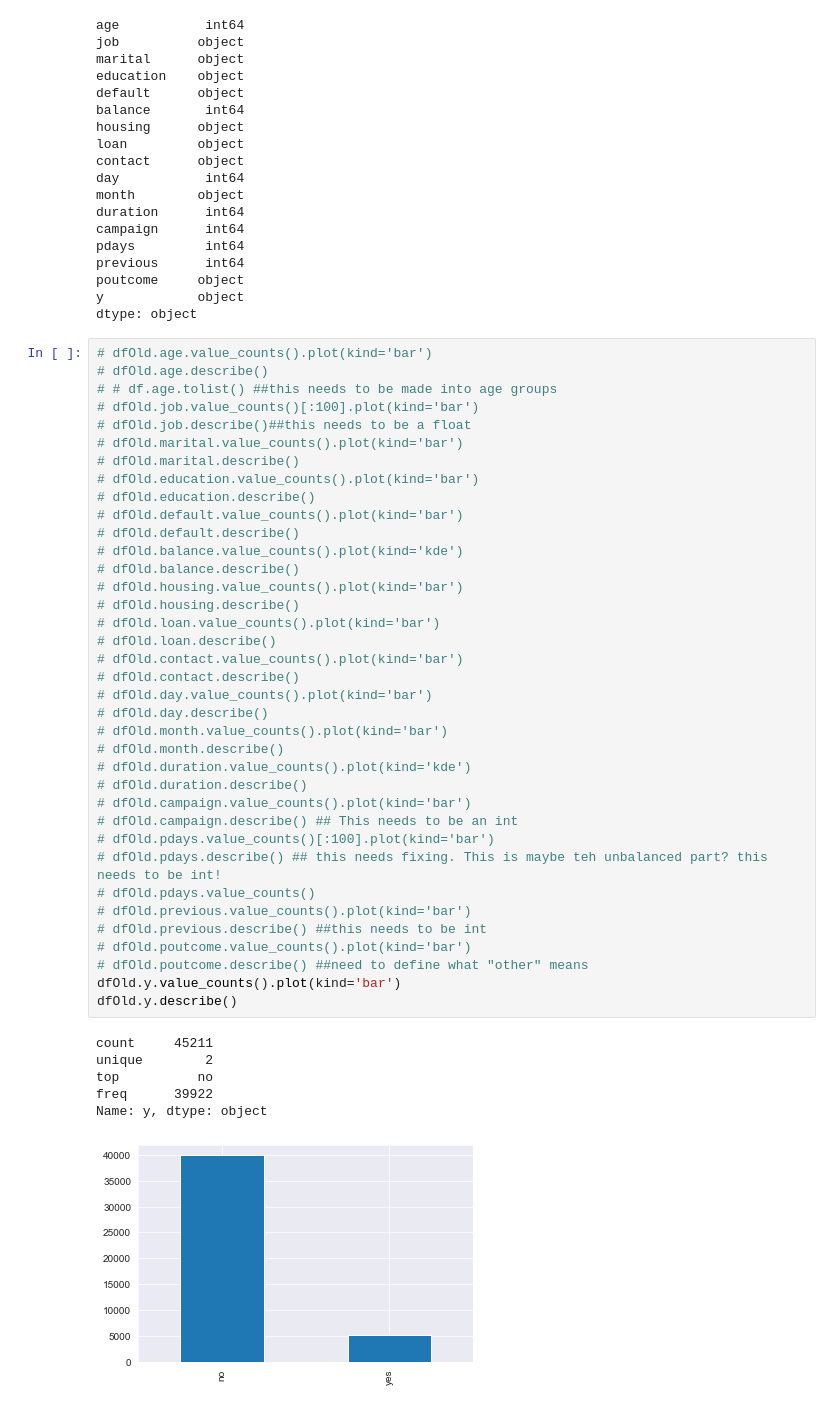
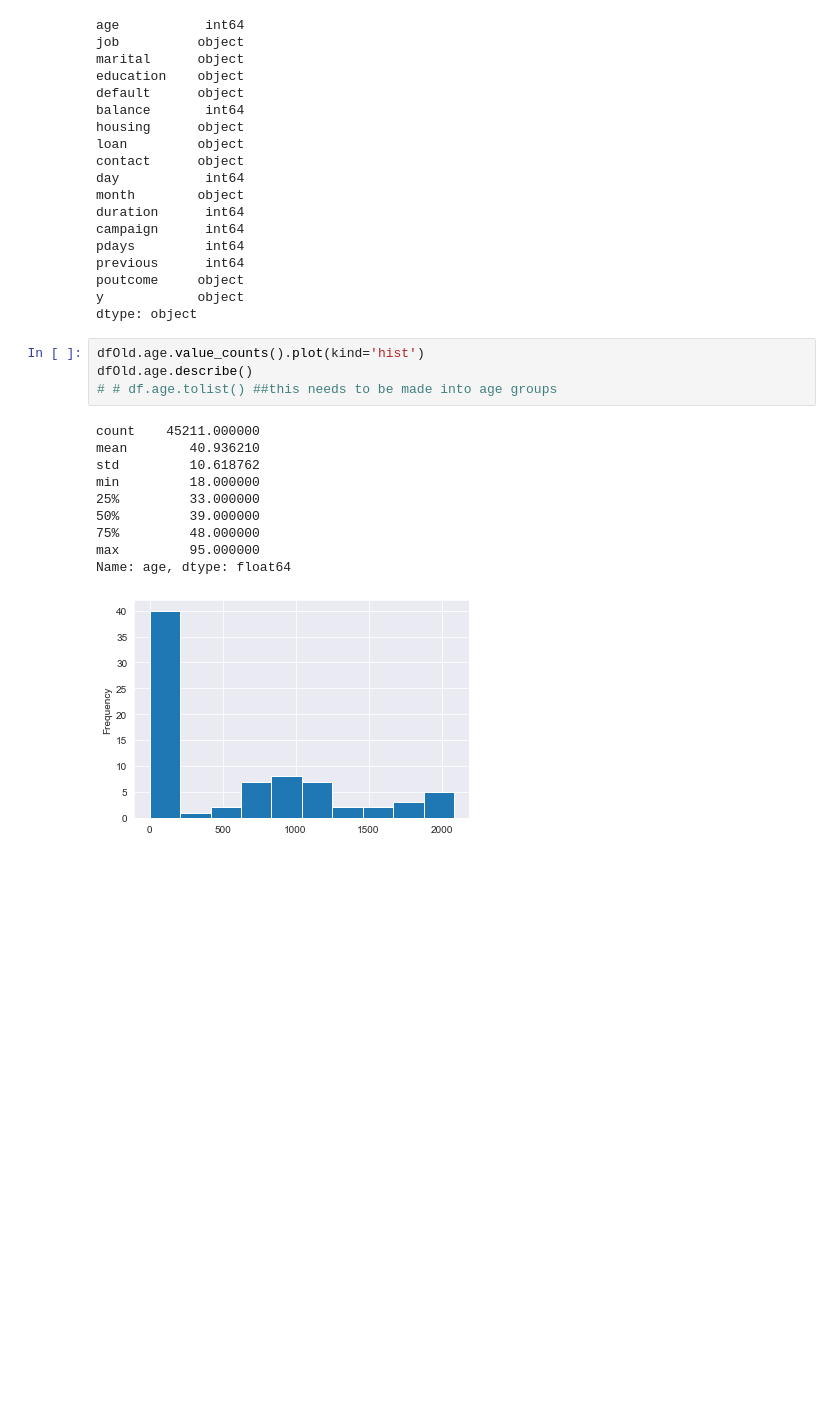
Before and after one commit to mnikolop/case1-bank, a Jupyter notebook: dataInvestigation.ipynb, the cells around one changed output. Saved outputs shown, nothing was run; the diff lists cells and outputs as text; blank space fills up the shorter version.

```diff
--- a/dataInvestigation.ipynb
+++ b/dataInvestigation.ipynb
@@ -39,47 +39,18 @@ previous      int64
 poutcome     object
 y            object
 dtype: object
-# %%
-# dfOld.age.value_counts().plot(kind='bar')
-# dfOld.age.describe()
-# # df.age.tolist() ##this needs to be made into age groups
-# dfOld.job.value_counts()[:100].plot(kind='bar')
-# dfOld.job.describe()##this needs to be a float
-# dfOld.marital.value_counts().plot(kind='bar')
-# dfOld.marital.describe()
-# dfOld.education.value_counts().plot(kind='bar')
-# dfOld.education.describe()
-# dfOld.default.value_counts().plot(kind='bar')
-# dfOld.default.describe()
-# dfOld.balance.value_counts().plot(kind='kde')
-# dfOld.balance.describe()
-# dfOld.housing.value_counts().plot(kind='bar')
-# dfOld.housing.describe()
-# dfOld.loan.value_counts().plot(kind='bar')
-# dfOld.loan.describe()
-# dfOld.contact.value_counts().plot(kind='bar')
-# dfOld.contact.describe()
-# dfOld.day.value_counts().plot(kind='bar')
-# dfOld.day.describe()
-# dfOld.month.value_counts().plot(kind='bar')
-# dfOld.month.describe()
-# dfOld.duration.value_counts().plot(kind='kde')
-# dfOld.duration.describe()
-# dfOld.campaign.value_counts().plot(kind='bar')
-# dfOld.campaign.describe() ## This needs to be an int
-# dfOld.pdays.value_counts()[:100].plot(kind='bar')
-# dfOld.pdays.describe() ## this needs fixing. This is maybe teh unbalanced part? this needs to be int!
-# dfOld.pdays.value_counts()
-# dfOld.previous.value_counts().plot(kind='bar')
-# dfOld.previous.describe() ##this needs to be int
-# dfOld.poutcome.value_counts().plot(kind='bar')
-# dfOld.poutcome.describe() ##need to define what "other" means
-dfOld.y.value_counts().plot(kind='bar')
-dfOld.y.describe()
-# %% [output]
-count     45211
-unique        2
-top          no
-freq      39922
-Name: y, dtype: object
-[figure, removed]
+# %%
+dfOld.age.value_counts().plot(kind='hist')
+dfOld.age.describe()
+# # df.age.tolist() ##this needs to be made into age groups
+# %% [output]
+count    45211.000000
+mean        40.936210
+std         10.618762
+min         18.000000
+25%         33.000000
+50%         39.000000
+75%         48.000000
+max         95.000000
+Name: age, dtype: float64
+[figure, added]
```
Also changed, not shown: parts of 16 cells of this notebook, 7 other files.
